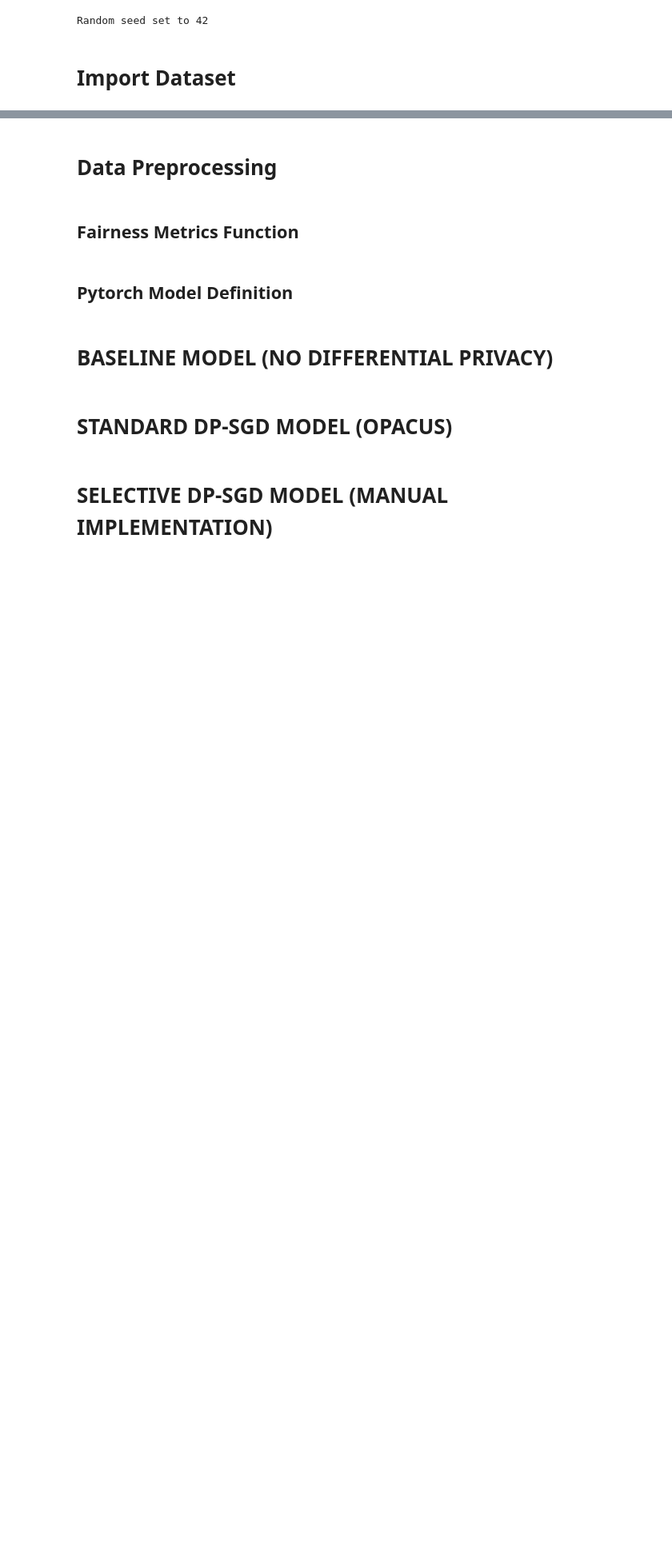
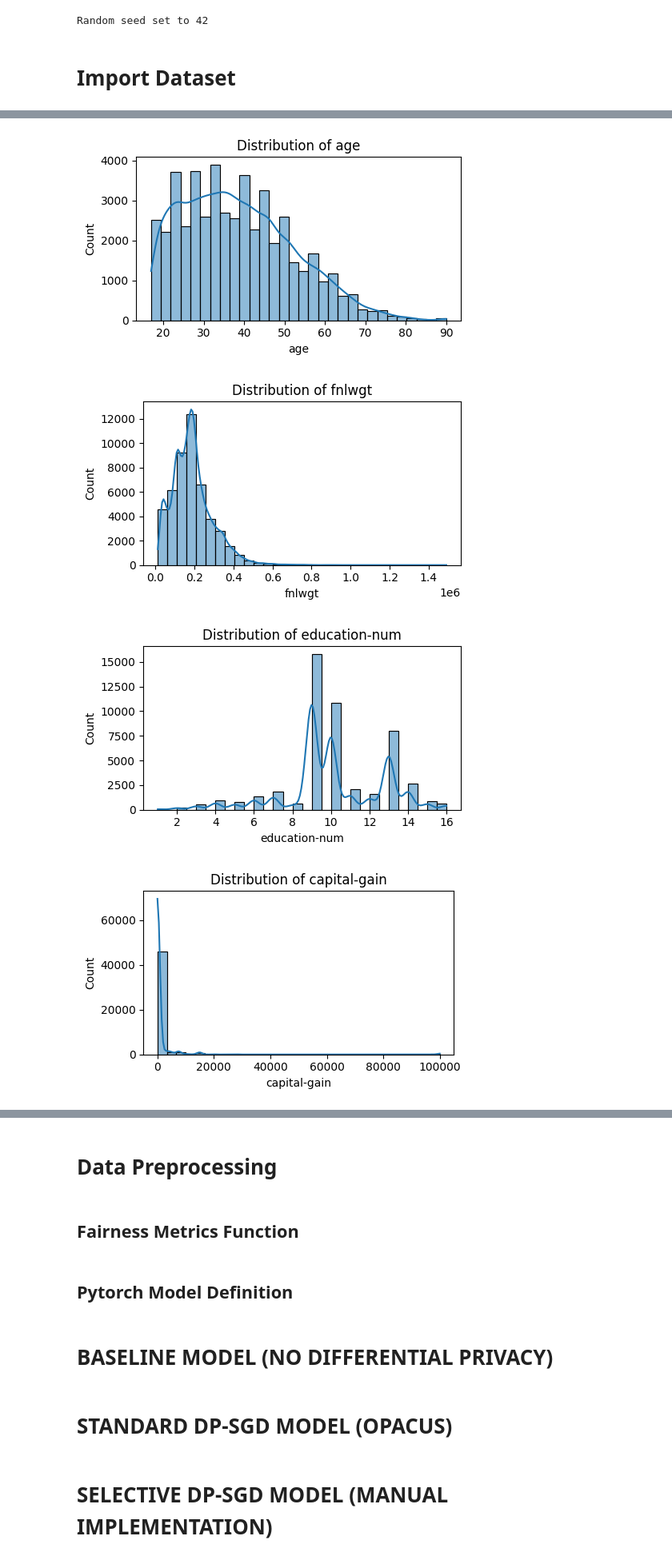
Before and after one commit to Enrico-Madani1/S-DP-SGD_Data259, a Jupyter notebook: Project_DATA259.ipynb, the cells around one changed output, grey strips where cells are left out. Shown at 80% size. Cells and saved outputs as stored; diff of their text form; code cells hidden in the pictures; blank space fills up the shorter version.

```diff
--- a/Project_DATA259.ipynb
+++ b/Project_DATA259.ipynb
@@ -39,9 +40,10 @@ Random seed set to 42
 from ucimlrepo import fetch_ucirepo
 
 # fetch dataset
-adult = fetch_ucirepo(id=2)
+# adult = fetch_ucirepo(id=2)
 
 # data (as pandas dataframes)
-X = adult.data.features
-y = adult.data.targets
+# Changed this to not use repo module due to compatibility issues.
+X = pd.read_csv("data/X.csv", na_values=['?'])
+y = pd.read_csv("data/y.csv")
 # %% [markdown]
@@ -48,0 +51,11 @@ y = adult.data.targets
+# %%
+# Check initial missing counts
+print("Missing values per column (before processing):\n", X.isnull().sum())
+
+# Fill missing values in categorical columns with their mode
+categorical_cols = ['workclass', 'occupation', 'native-country']
+for col in categorical_cols:
+    mode = X[col].mode()[0]
+    X[col] = X[col].fillna(mode)
+
+print("Missing values per column (after processing):\n", X.isnull().sum())
@@ -48,0 +110,6 @@ y = adult.data.targets
+# %%
+numeric_cols = X.select_dtypes(include=[np.number]).columns.tolist()
+categorical_cols = X.select_dtypes(include=["object"]).columns.tolist()
+
+print("\nNumeric columns:", numeric_cols)
+print("Categorical columns:", categorical_cols)
@@ -48,0 +142,12 @@ y = adult.data.targets
+# %%
+for col in numeric_cols:
+    plt.figure(figsize=(5, 3))
+    sns.histplot(X[col], kde=True, bins=30)
+    plt.title(f"Distribution of {col}")
+    plt.tight_layout()
+    plt.show()
+# %% [output]
+[figure, added]
+[figure, added]
+[figure, added]
+[figure, added]
```
Also changed, not shown: parts of 17 cells of this notebook.
